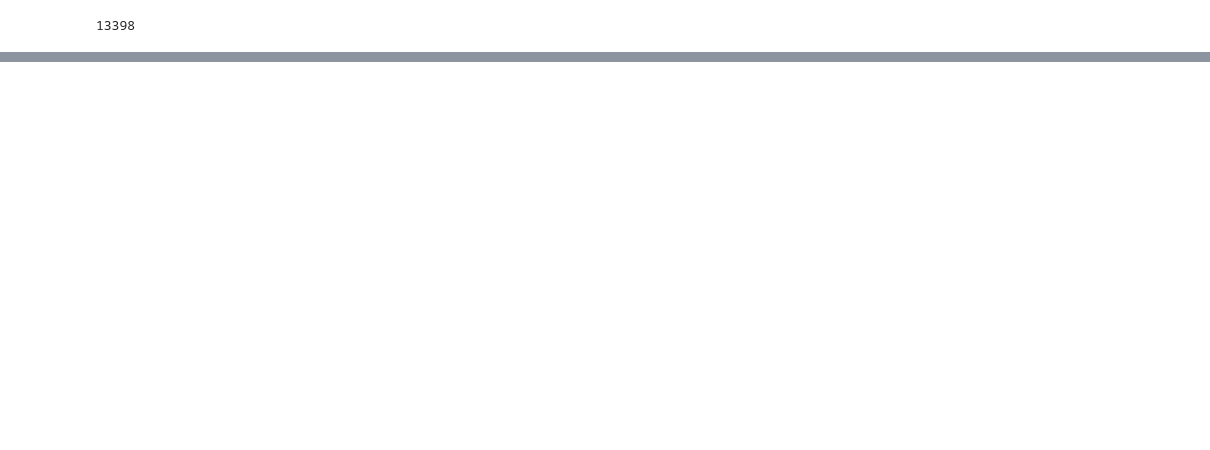
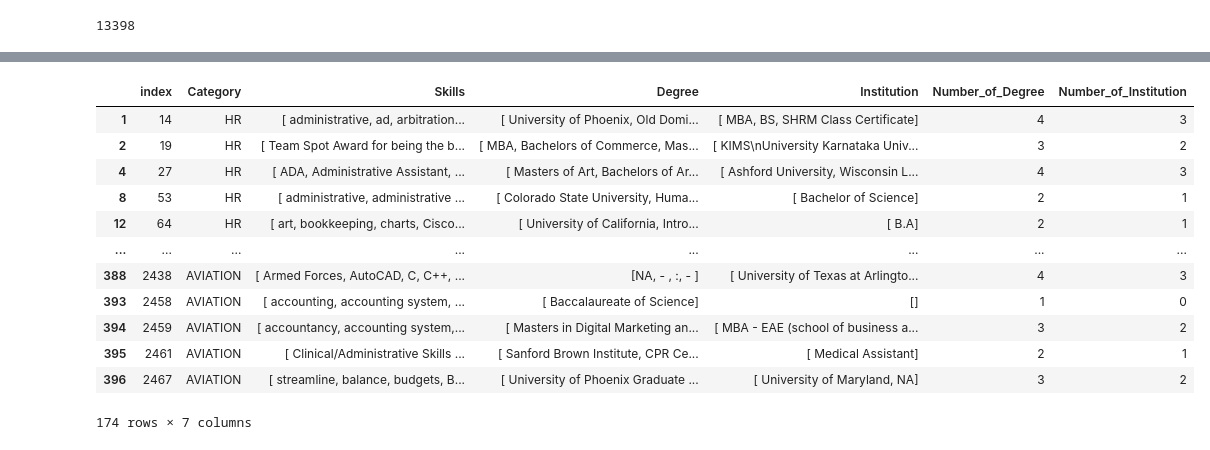
Before and after one commit to Jatin-Repository/Captial_Placement, a Jupyter notebook: PDF_Extractor.ipynb, the cells around one changed output, grey strips where cells are left out. Saved outputs shown, nothing was run; the diff lists cells and outputs as text; code cells hidden in the pictures; blank space fills up the shorter version.

```diff
--- a/PDF_Extractor.ipynb
+++ b/PDF_Extractor.ipynb
@@ -216,0 +328,16 @@ max_size = lambda x: max(x)
+# %%
+temp_df[temp_df['Degree']>temp_df['Institution']]
+# %% [output]
+|  | index | Category | Skills | Degree | Institution | Number_of_Degree | Number_of_Institution |
+| 1 | 14 | HR | [ administrative, ad, arbitration... | [ University of Phoenix, Old Domi... | [ MBA, BS, SHRM Class Certificate] | 4 | 3 |
+| 2 | 19 | HR | [ Team Spot Award for being the b... | [ MBA, Bachelors of Commerce, Mas... | [ KIMS\nUniversity Karnataka Univ... | 3 | 2 |
+| 4 | 27 | HR | [ ADA, Administrative Assistant, ... | [ Masters of Art, Bachelors of Ar... | [ Ashford University, Wisconsin L... | 4 | 3 |
+| 8 | 53 | HR | [ administrative, administrative ... | [ Colorado State University, Huma... | [ Bachelor of Science] | 2 | 1 |
+| 12 | 64 | HR | [ art, bookkeeping, charts, Cisco... | [ University of California, Intro... | [ B.A] | 2 | 1 |
+| ... | ... | ... | ... | ... | ... | ... | ... |
+| 388 | 2438 | AVIATION | [ Armed Forces, AutoCAD, C, C++, ... | [NA, - , :, - ] | [ University of Texas at Arlingto... | 4 | 3 |
+| 393 | 2458 | AVIATION | [ accounting, accounting system, ... | [ Baccalaureate of Science] | [] | 1 | 0 |
+| 394 | 2459 | AVIATION | [ accountancy, accounting system,... | [ Masters in Digital Marketing an... | [ MBA - EAE (school of business a... | 3 | 2 |
+| 395 | 2461 | AVIATION | [ Clinical/Administrative Skills ... | [ Sanford Brown Institute, CPR Ce... | [ Medical Assistant] | 2 | 1 |
+| 396 | 2467 | AVIATION | [ streamline, balance, budgets, B... | [ University of Phoenix Graduate ... | [ University of Maryland, NA] | 3 | 2 |
+174 rows × 7 columns
```
Also changed, not shown: parts of 21 cells of this notebook.
